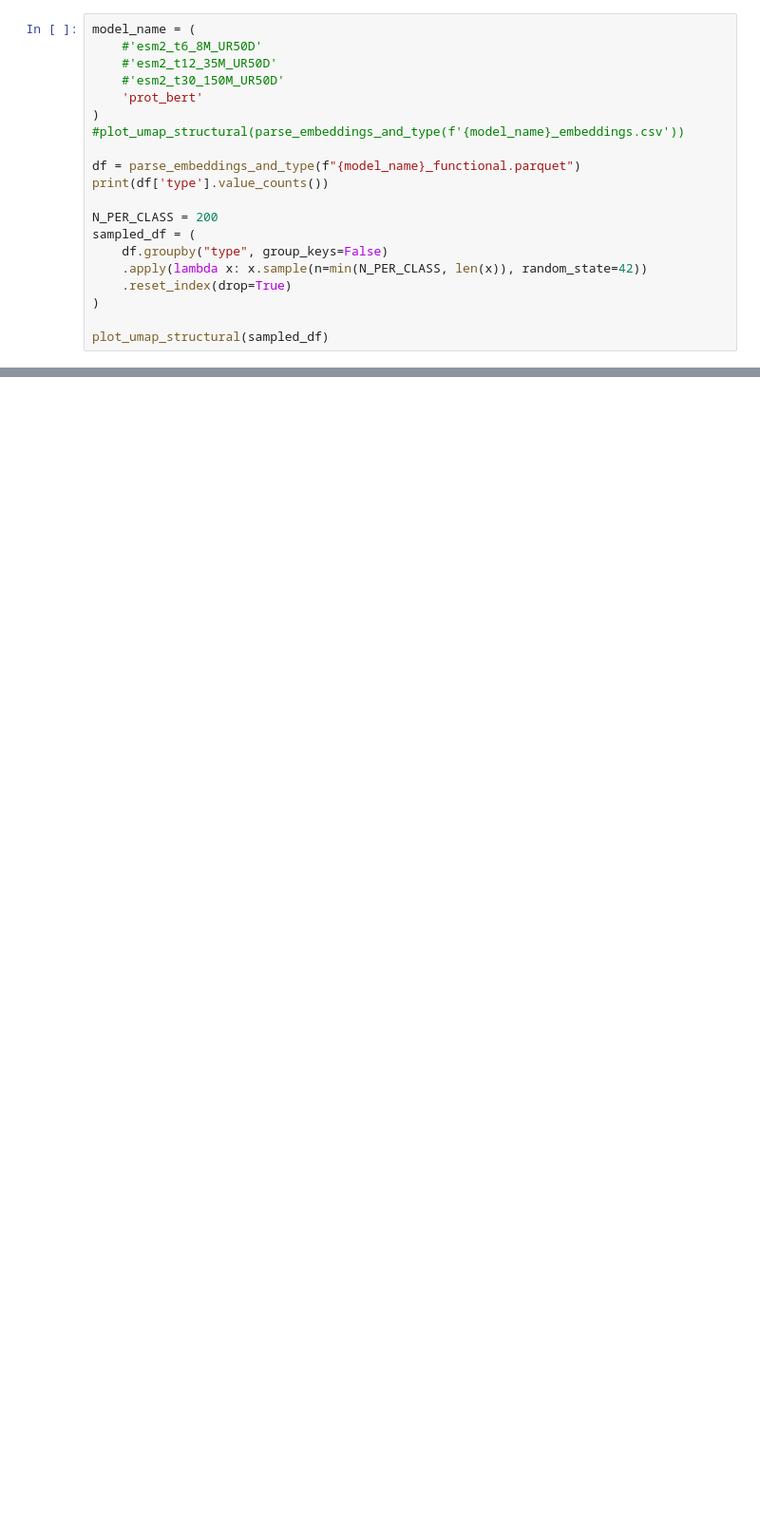
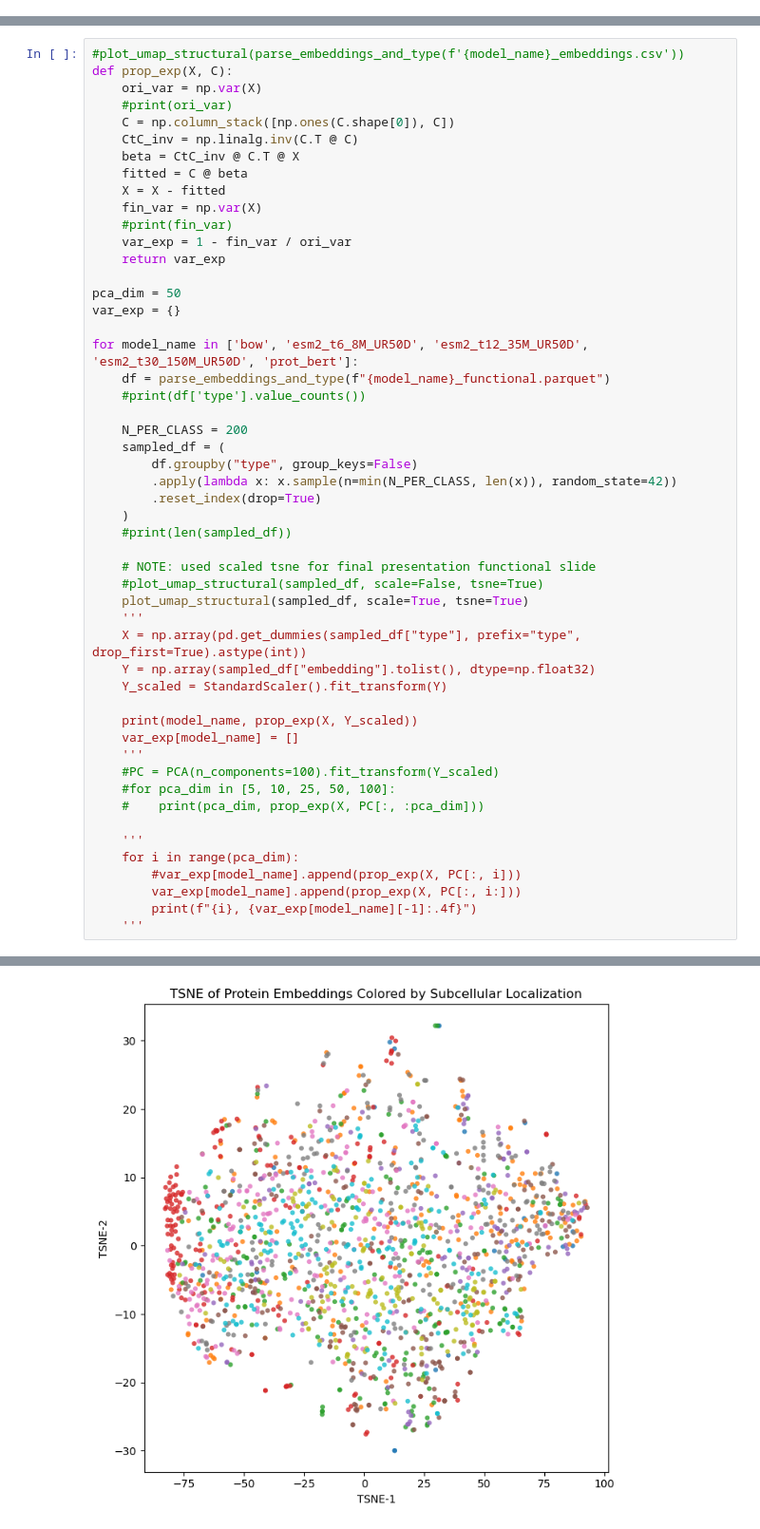
Before and after one commit to noahcape/qcb551_proj, a Jupyter notebook: plot_embeddings.ipynb, the cells around one changed output, grey strips where cells are left out. Shown at 95% size. Drawn from its saved outputs; the diff is of its cells as text; blank space fills up the shorter version.

Commit message:
added functional figures

```diff
--- a/plot_embeddings.ipynb
+++ b/plot_embeddings.ipynb
@@ -3,20 +0,0 @@ from main import parse_embeddings_and_type, plot_umap_structural
-# %%
-model_name = (
-    #'esm2_t6_8M_UR50D'
-    #'esm2_t12_35M_UR50D'
-    #'esm2_t30_150M_UR50D'
-    'prot_bert'
-)
-#plot_umap_structural(parse_embeddings_and_type(f'{model_name}_embeddings.csv'))
-
-df = parse_embeddings_and_type(f"{model_name}_functional.parquet")
-print(df['type'].value_counts())
-
-N_PER_CLASS = 200
-sampled_df = (
-    df.groupby("type", group_keys=False)
-    .apply(lambda x: x.sample(n=min(N_PER_CLASS, len(x)), random_state=42))
-    .reset_index(drop=True)
-)
-
-plot_umap_structural(sampled_df)
@@ -42,0 +8,52 @@ Name: count, dtype: int64
+# %%
+#plot_umap_structural(parse_embeddings_and_type(f'{model_name}_embeddings.csv'))
+def prop_exp(X, C):
+    ori_var = np.var(X)
+    #print(ori_var)
+    C = np.column_stack([np.ones(C.shape[0]), C])
+    CtC_inv = np.linalg.inv(C.T @ C)
+    beta = CtC_inv @ C.T @ X
+    fitted = C @ beta
+    X = X - fitted
+    fin_var = np.var(X)
+    #print(fin_var)
+    var_exp = 1 - fin_var / ori_var
+    return var_exp
+
+pca_dim = 50
+var_exp = {}
+
+for model_name in ['bow', 'esm2_t6_8M_UR50D', 'esm2_t12_35M_UR50D', 'esm2_t30_150M_UR50D', 'prot_bert']:
+    df = parse_embeddings_and_type(f"{model_name}_functional.parquet")
+    #print(df['type'].value_counts())
+
+    N_PER_CLASS = 200
+    sampled_df = (
+        df.groupby("type", group_keys=False)
+        .apply(lambda x: x.sample(n=min(N_PER_CLASS, len(x)), random_state=42))
+        .reset_index(drop=True)
+    )
+    #print(len(sampled_df))
+
+    # NOTE: used scaled tsne for final presentation functional slide
+    #plot_umap_structural(sampled_df, scale=False, tsne=True)
+    plot_umap_structural(sampled_df, scale=True, tsne=True)
+    '''
+    X = np.array(pd.get_dummies(sampled_df["type"], prefix="type", drop_first=True).astype(int))
+    Y = np.array(sampled_df["embedding"].tolist(), dtype=np.float32)
+    Y_scaled = StandardScaler().fit_transform(Y)
+
+    print(model_name, prop_exp(X, Y_scaled))
+    var_exp[model_name] = []
+    '''
+    #PC = PCA(n_components=100).fit_transform(Y_scaled)
+    #for pca_dim in [5, 10, 25, 50, 100]:
+    #    print(pca_dim, prop_exp(X, PC[:, :pca_dim]))
+
+    '''
+    for i in range(pca_dim):
+        #var_exp[model_name].append(prop_exp(X, PC[:, i]))
+        var_exp[model_name].append(prop_exp(X, PC[:, i:]))
+        print(f"{i}, {var_exp[model_name][-1]:.4f}")
+    '''
+# %% [output]
@@ -42,0 +66 @@ Name: count, dtype: int64
+[figure, added]
```
Also changed, not shown: parts of 4 cells of this notebook, 54 other files.
